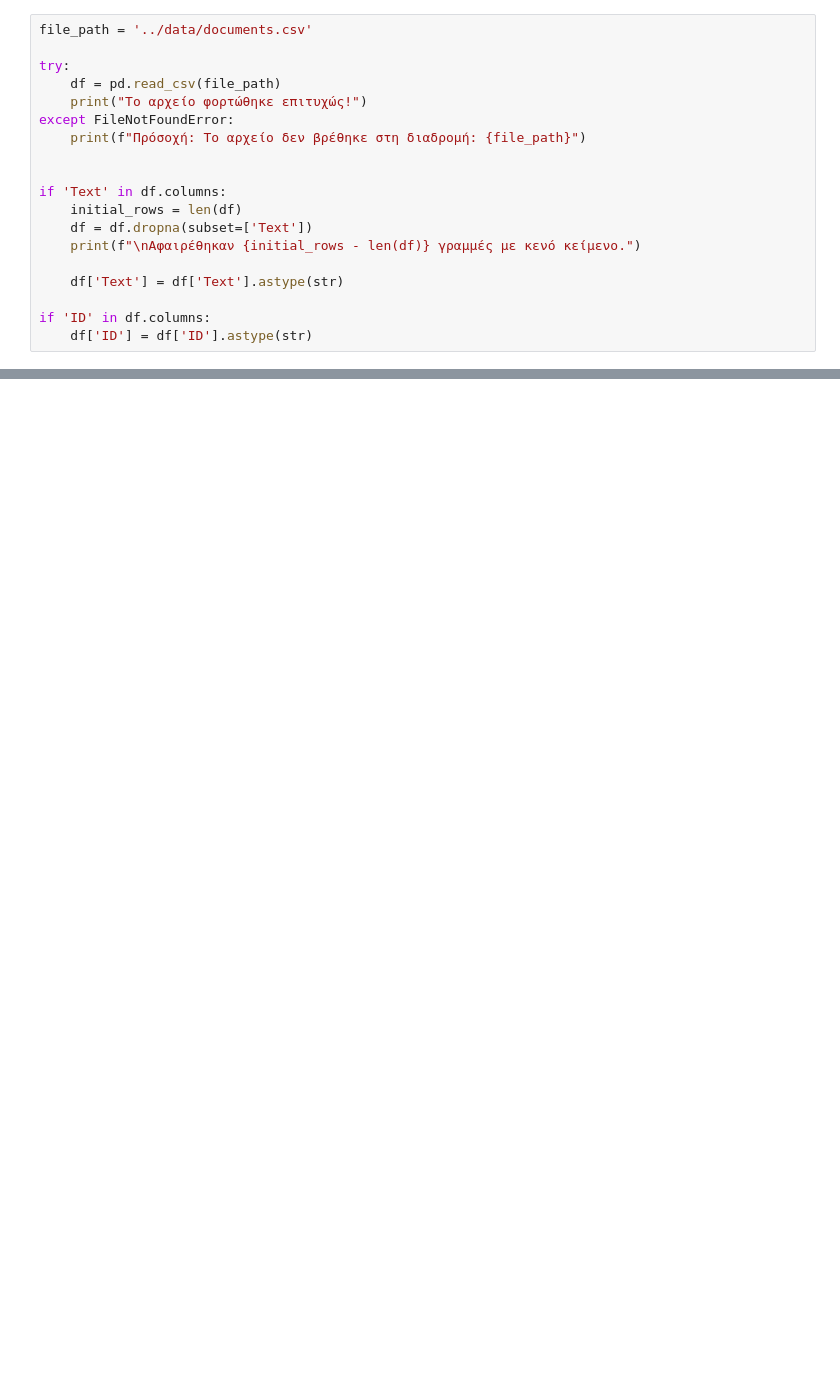
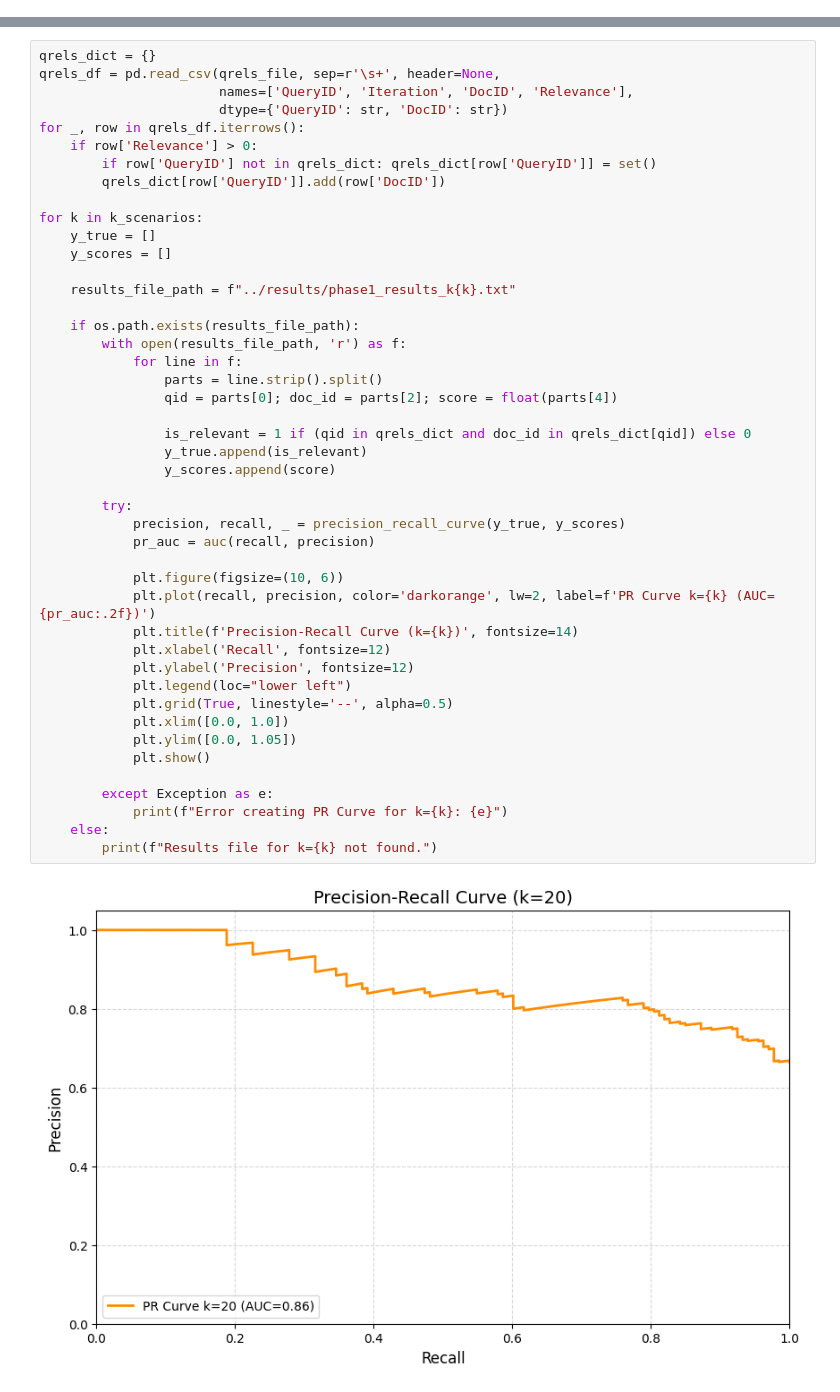
Before and after one commit to Anthippi/Information-Retrieval-Systems, a Jupyter notebook: notebooks/phase1_elastic.ipynb, the cells around one changed output, grey strips where cells are left out. Drawn from its saved outputs; the diff is of its cells as text; blank space fills up the shorter version.

```diff
--- a/notebooks/phase1_elastic.ipynb
+++ b/notebooks/phase1_elastic.ipynb
@@ -35,19 +49,0 @@ print(es.info())
-# %%
-file_path = '../data/documents.csv'
-
-try:
-    df = pd.read_csv(file_path)
-    print("Το αρχείο φορτώθηκε επιτυχώς!")
-except FileNotFoundError:
-    print(f"Πρόσοχή: Το αρχείο δεν βρέθηκε στη διαδρομή: {file_path}")
-
-
-if 'Text' in df.columns:
-    initial_rows = len(df)
-    df = df.dropna(subset=['Text'])
-    print(f"\nΑφαιρέθηκαν {initial_rows - len(df)} γραμμές με κενό κείμενο.")
-
-    df['Text'] = df['Text'].astype(str)
-
-if 'ID' in df.columns:
-    df['ID'] = df['ID'].astype(str)
@@ -253,0 +739,47 @@ P_20                    all     0.6500
+# %%
+qrels_dict = {}
+qrels_df = pd.read_csv(qrels_file, sep=r'\s+', header=None,
+                       names=['QueryID', 'Iteration', 'DocID', 'Relevance'],
+                       dtype={'QueryID': str, 'DocID': str})
+for _, row in qrels_df.iterrows():
+    if row['Relevance'] > 0:
+        if row['QueryID'] not in qrels_dict: qrels_dict[row['QueryID']] = set()
+        qrels_dict[row['QueryID']].add(row['DocID'])
+
+for k in k_scenarios:
+    y_true = []
+    y_scores = []
+
+    results_file_path = f"../results/phase1_results_k{k}.txt"
+
+    if os.path.exists(results_file_path):
+        with open(results_file_path, 'r') as f:
+            for line in f:
+                parts = line.strip().split()
+                qid = parts[0]; doc_id = parts[2]; score = float(parts[4])
+
+                is_relevant = 1 if (qid in qrels_dict and doc_id in qrels_dict[qid]) else 0
+                y_true.append(is_relevant)
+                y_scores.append(score)
+
+        try:
+            precision, recall, _ = precision_recall_curve(y_true, y_scores)
+            pr_auc = auc(recall, precision)
+
+            plt.figure(figsize=(10, 6))
+            plt.plot(recall, precision, color='darkorange', lw=2, label=f'PR Curve k={k} (AUC={pr_auc:.2f})')
+            plt.title(f'Precision-Recall Curve (k={k})', fontsize=14)
+            plt.xlabel('Recall', fontsize=12)
+            plt.ylabel('Precision', fontsize=12)
+            plt.legend(loc="lower left")
+            plt.grid(True, linestyle='--', alpha=0.5)
+            plt.xlim([0.0, 1.0])
+            plt.ylim([0.0, 1.05])
+            plt.show()
+
+        except Exception as e:
+            print(f"Error creating PR Curve for k={k}: {e}")
+    else:
+        print(f"Results file for k={k} not found.")
+# %% [output]
+[figure, added]
```
Also changed, not shown: parts of 28 cells of this notebook, 4 other files.
